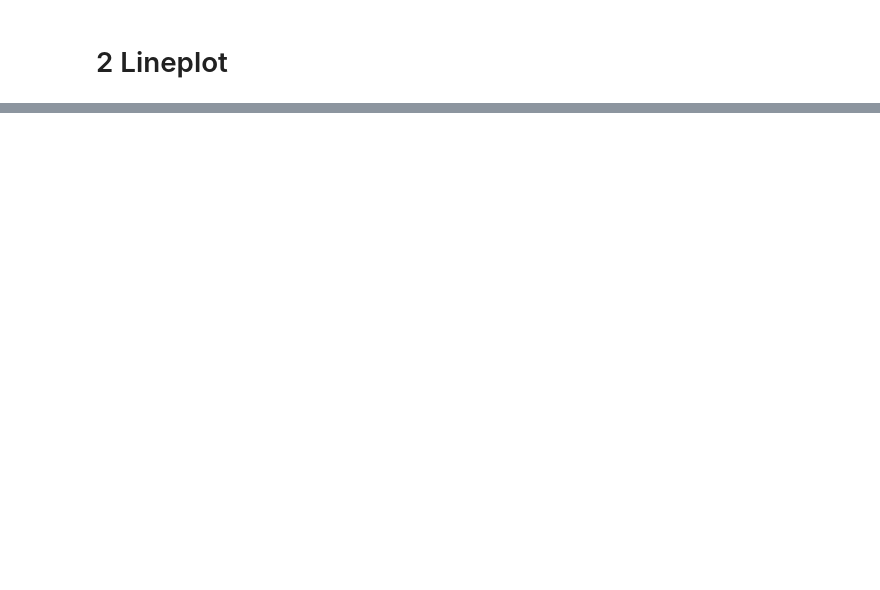
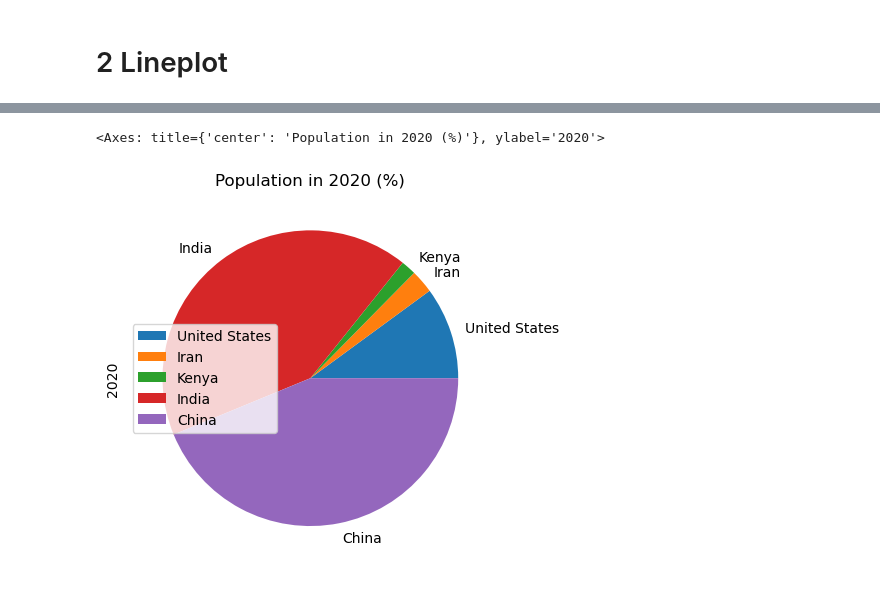
Before and after one commit to claudiahW/fcc_data_science, a Jupyter notebook: pivot.ipynb, the cells around one changed output, grey strips where cells are left out. Drawn from its saved outputs; the diff is of its cells as text; code cells hidden in the pictures; blank space fills up the shorter version.

```diff
--- a/pivot.ipynb
+++ b/pivot.ipynb
@@ -147,0 +163,4 @@ df_pivot
+# %%
+# selecting only one year
+
+df_pivot_2020 =df_pivot[df_pivot.index.isin([2020])]
@@ -147,0 +174,3 @@ df_pivot
+# %%
+# transpose dataframe from rows to columns and vice versa
+df_pivot_2020 = df_pivot_2020.T
@@ -147,0 +217,10 @@ df_pivot
+# %%
+# changing column name
+df_pivot_2020.rename(columns={2020:'2020'}, inplace=True)
+# %%
+# making the plot
+
+df_pivot_2020.plot(kind='pie', y='2020', title='Population in 2020 (%)')
+# %% [output]
+<Axes: title={'center': 'Population in 2020 (%)'}, ylabel='2020'>
+[figure, added]
```
Also changed, not shown: parts of 19 cells of this notebook, 1 other file.
